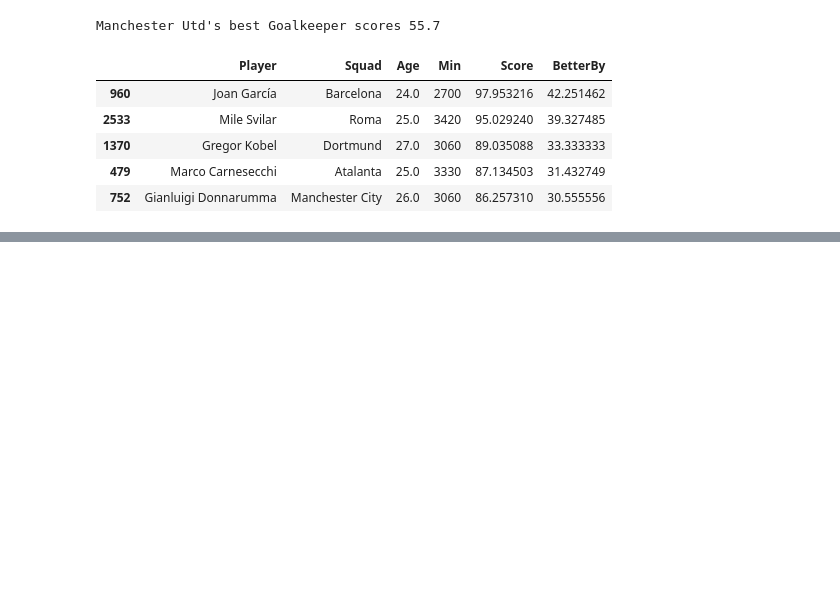
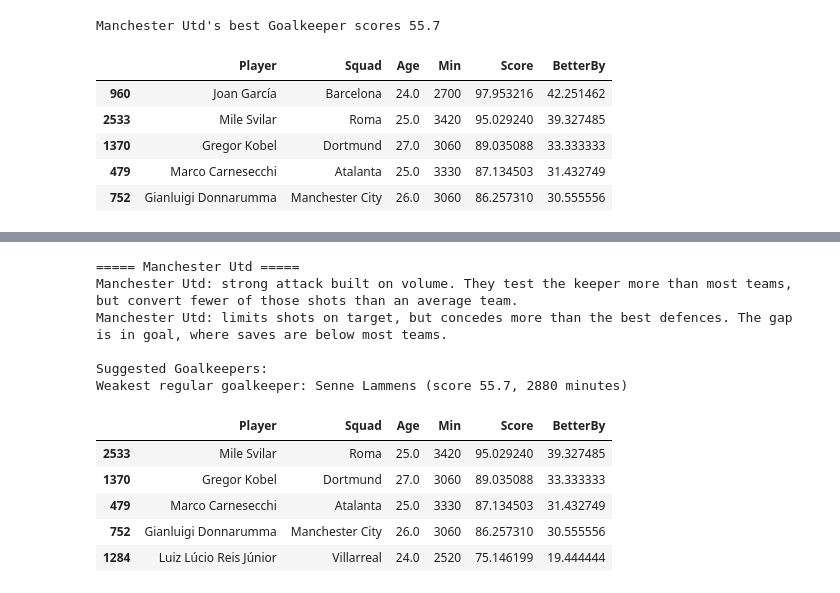
Before and after one commit to TamukaTom/We-need-players, a Jupyter notebook: explore.ipynb, the cells around one changed output, grey strips where cells are left out. Saved outputs shown, nothing was run; the diff lists cells and outputs as text; code cells hidden in the pictures; blank space fills up the shorter version.

Commit message:
Add attack diagnois and combined team report

```diff
--- a/explore.ipynb
+++ b/explore.ipynb
@@ -610,0 +677,65 @@ Manchester Utd's best Goalkeeper scores 55.7
+# %%
+label_to_roles = {
+    "gap in goal": ["Goalkeeper"],
+    "problem in front of keeper": ["Defender"],
+    "both": ["Goalkeeper", "Defender"],
+}
+
+attack_label_to_roles = {
+    "wasteful finishing": ["Forward"],
+    "low chance creation": ["Attacking Midfielder"],
+    "both": ["Forward", "Attacking Midfielder"],
+}
+
+def explain_attack(name):
+    row = team[team["Squad"] == name].iloc[0]
+    label = row["AttackLabel"]
+    volume = row["ShotsOnTarget_permatch_percentile"]
+    conversion = row["GoalsPerShotOnTarget_percentile"]
+
+    if label == "strong attack":
+        if volume >= 75 and conversion < 50:
+            print(f"{name}: strong attack built on volume. They test the keeper more than most teams, but convert fewer of those shots than an average team.")
+        else:
+            print(f"{name}: strong attack, scoring more than most teams.")
+    elif label == "wasteful finishing":
+        print(f"{name}: tests the keeper often, but converts fewer shots on target than most teams.")
+    elif label == "low chance creation":
+        print(f"{name}: converts shots at a decent rate, but does not create enough shots on target.")
+    elif label == "both":
+        print(f"{name}: creates few shots on target and converts fewer of them than most teams.")
+    else:
+        print(f"{name}: attack is around league average, nothing stands out.")
+
+def team_report(name, max_age=27, max_gap=None):
+    row = team[team["Squad"] == name].iloc[0]
+    print(f"===== {name} =====")
+    explain_attack(name)
+    explain_defence(name)
+
+    roles = (attack_label_to_roles.get(row["AttackLabel"], [])
+             + label_to_roles.get(row["DefenceLabel"], []))
+    if not roles:
+        print("\nNo recommendation needed.")
+        return
+
+    for r in roles:
+        print(f"\nSuggested {r}s:")
+        result = recommend(name, r, max_age=max_age, min_minutes=1800, max_gap=max_gap)
+        if result is not None:
+            display(result)
+
+team_report("Manchester Utd", max_gap=40)
+# %% [output]
+===== Manchester Utd =====
+Manchester Utd: strong attack built on volume. They test the keeper more than most teams, but convert fewer of those shots than an average team.
+Manchester Utd: limits shots on target, but concedes more than the best defences. The gap is in goal, where saves are below most teams.
+
+Suggested Goalkeepers:
+Weakest regular goalkeeper: Senne Lammens (score 55.7, 2880 minutes)
+|  | Player | Squad | Age | Min | Score | BetterBy |
+| 2533 | Mile Svilar | Roma | 25.0 | 3420 | 95.029240 | 39.327485 |
+| 1370 | Gregor Kobel | Dortmund | 27.0 | 3060 | 89.035088 | 33.333333 |
+| 479 | Marco Carnesecchi | Atalanta | 25.0 | 3330 | 87.134503 | 31.432749 |
+| 752 | Gianluigi Donnarumma | Manchester City | 26.0 | 3060 | 86.257310 | 30.555556 |
+| 1284 | Luiz Lúcio Reis Júnior | Villarreal | 24.0 | 2520 | 75.146199 | 19.444444 |
```
Also changed, not shown: parts of 4 cells of this notebook, 1 other file.
